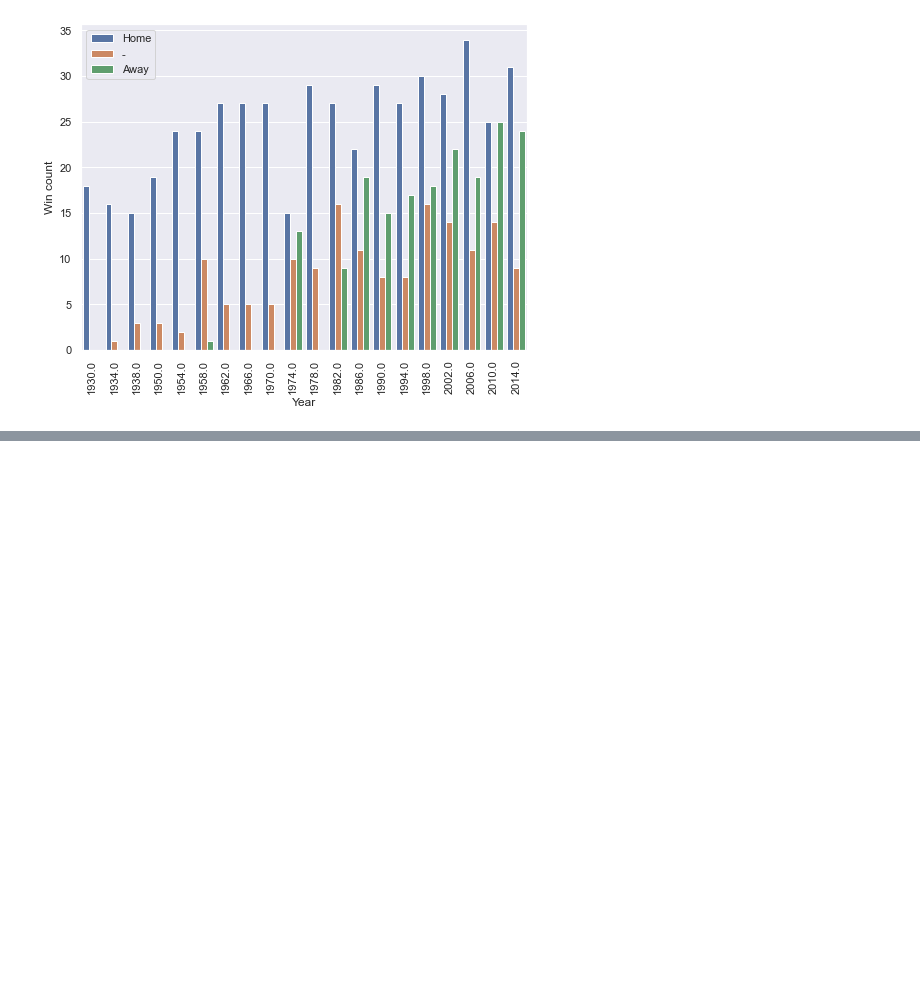
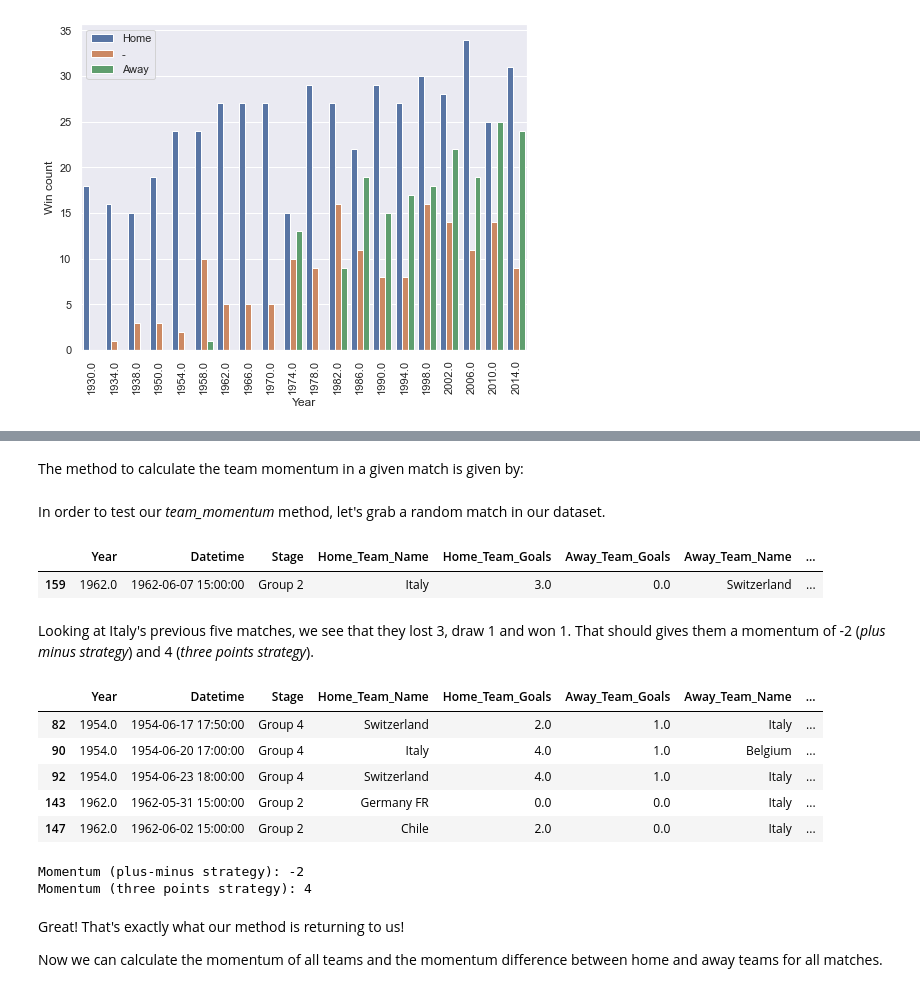
Before and after one commit to gnegrelli/paul_the_octopus, a Jupyter notebook: FIFA_WC_data_exploration.ipynb, the cells around one changed output, grey strips where cells are left out. Saved outputs shown, nothing was run; the diff lists cells and outputs as text; code cells hidden in the pictures; blank space fills up the shorter version.

```diff
--- a/FIFA_WC_data_exploration.ipynb
+++ b/FIFA_WC_data_exploration.ipynb
@@ -93,0 +113,2 @@ plt.show()
+# %% [markdown]
+The method to calculate the team momentum in a given match is given by:
@@ -93,0 +137,36 @@ plt.show()
+# %% [markdown]
+In order to test our _team_momentum_ method, let's grab a random match in our dataset.
+# %%
+dt = matches.sample(random_state=13)
+dt
+# %% [output]
+|  | Year | Datetime | Stage | Home_Team_Name | Home_Team_Goals | Away_Team_Goals | Away_Team_Name | ... |
+| 159 | 1962.0 | 1962-06-07 15:00:00 | Group 2 | Italy | 3.0 | 0.0 | Switzerland | ... |
+# %% [markdown]
+Looking at Italy's previous five matches, we see that they lost 3, draw 1 and won 1. That should gives them a momentum of -2 (_plus minus strategy_) and 4 (_three points strategy_).
+# %%
+initials = dt.iloc[0]['Winner_Initials']
+date = dt.iloc[0]['Datetime']
+
+matches[
+    ((matches.Home_Team_Initials == initials) |
+     (matches.Away_Team_Initials == initials)) &
+    (matches.Datetime < date)
+].sort_values(by='Datetime').tail()
+# %% [output]
+|  | Year | Datetime | Stage | Home_Team_Name | Home_Team_Goals | Away_Team_Goals | Away_Team_Name | ... |
+| 82 | 1954.0 | 1954-06-17 17:50:00 | Group 4 | Switzerland | 2.0 | 1.0 | Italy | ... |
+| 90 | 1954.0 | 1954-06-20 17:00:00 | Group 4 | Italy | 4.0 | 1.0 | Belgium | ... |
+| 92 | 1954.0 | 1954-06-23 18:00:00 | Group 4 | Switzerland | 4.0 | 1.0 | Italy | ... |
+| 143 | 1962.0 | 1962-05-31 15:00:00 | Group 2 | Germany FR | 0.0 | 0.0 | Italy | ... |
+| 147 | 1962.0 | 1962-06-02 15:00:00 | Group 2 | Chile | 2.0 | 0.0 | Italy | ... |
+# %%
+print('Momentum (plus-minus strategy):', team_momentum(initials, date, matches, strategy=plus_minus_strategy))
+print('Momentum (three points strategy):', team_momentum(initials, date, matches, strategy=three_points_strategy))
+# %% [output]
+Momentum (plus-minus strategy): -2
+Momentum (three points strategy): 4
+# %% [markdown]
+Great! That's exactly what our method is returning to us!
+
+Now we can calculate the momentum of all teams and the momentum difference between home and away teams for all matches.
```
Also changed, not shown: parts of 15 cells of this notebook.
